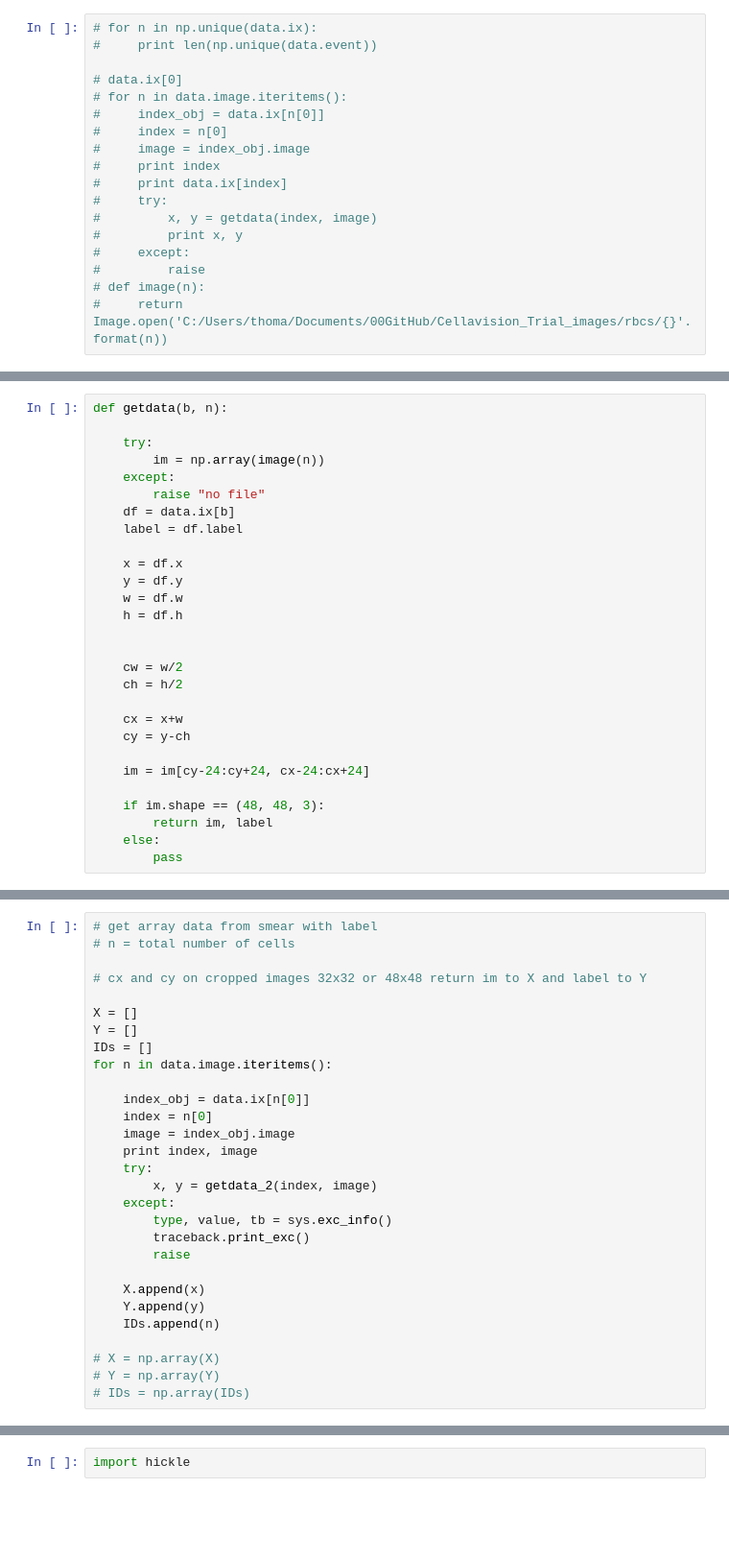
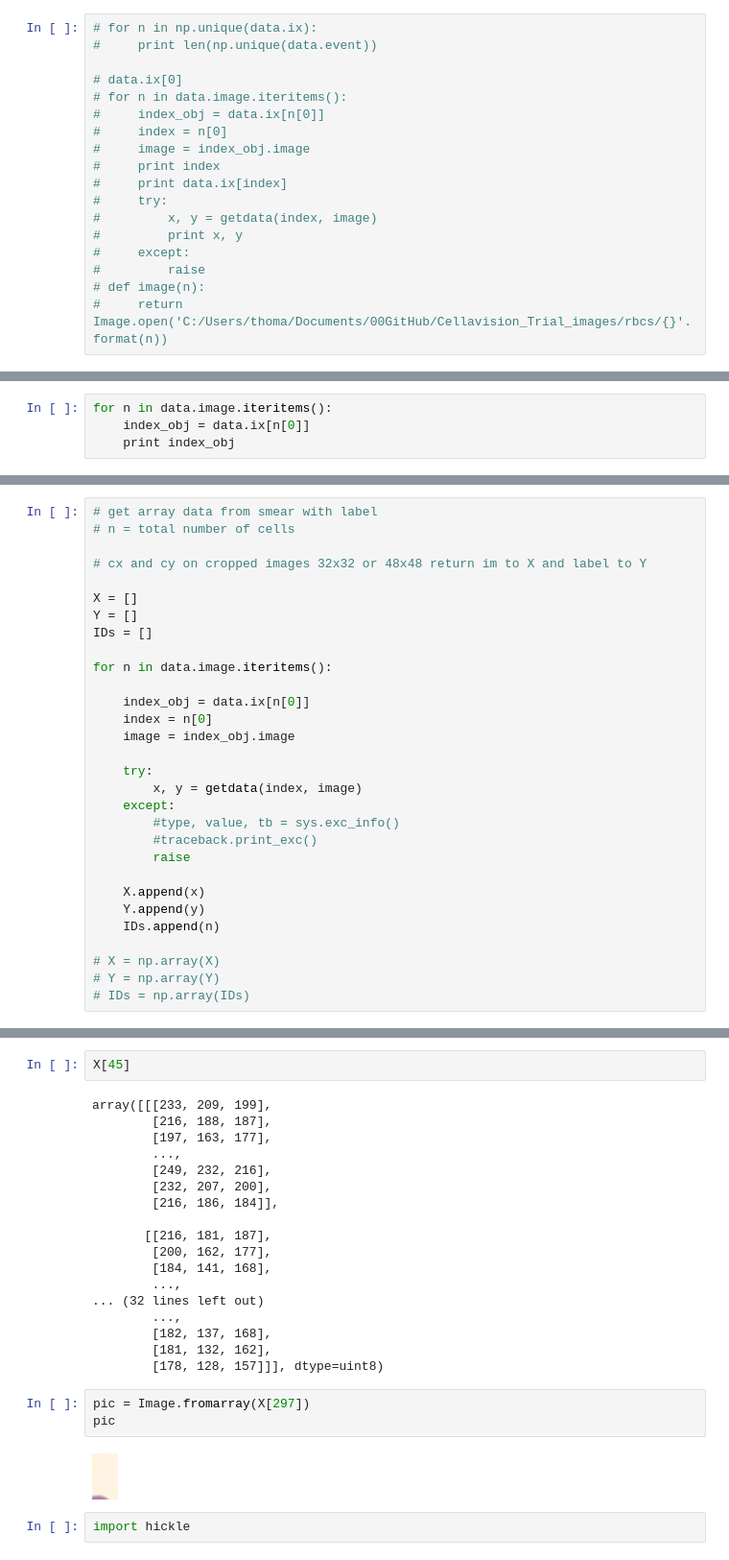
Before and after one commit to tjdurant/rbc_cnn_old, a Jupyter notebook: notebooks/Dataset_Prep.ipynb, the cells around one changed output, grey strips where cells are left out. Shown at 96% size. Drawn from its saved outputs; the diff is of its cells as text; blank space fills up the shorter version.

Commit message:
fixed X append
arrays are off because original coordinates are so variable; have to go
back and change original cropping

```diff
--- a/notebooks/Dataset_Prep.ipynb
+++ b/notebooks/Dataset_Prep.ipynb
@@ -172,28 +103,0 @@ print (cx,cy)
-# %%
-def getdata(b, n):
-
-    try:
-        im = np.array(image(n))
-    except:
-        raise "no file"
-    df = data.ix[b]
-    label = df.label
-
-    x = df.x
-    y = df.y
-    w = df.w
-    h = df.h
-
-
-    cw = w/2
-    ch = h/2
-
-    cx = x+w
-    cy = y-ch
-
-    im = im[cy-24:cy+24, cx-24:cx+24]
-
-    if im.shape == (48, 48, 3):
-        return im, label
-    else:
-        pass
@@ -267,0 +124,4 @@ def getdata_2(b, n):
+# %%
+for n in data.image.iteritems():
+    index_obj = data.ix[n[0]]
+    print index_obj
@@ -274,17 +152,18 @@ def getdata_2(b, n):
 X = []
 Y = []
 IDs = []
+
 for n in data.image.iteritems():
 
     index_obj = data.ix[n[0]]
     index = n[0]
     image = index_obj.image
-    print index, image
+
     try:
-        x, y = getdata_2(index, image)
+        x, y = getdata(index, image)
     except:
-        type, value, tb = sys.exc_info()
-        traceback.print_exc()
+        #type, value, tb = sys.exc_info()
+        #traceback.print_exc()
         raise
 
     X.append(x)
@@ -324,3 +180,28 @@ len(X)
+# %%
+X[45]
+# %% [output]
+array([[[233, 209, 199],
+        [216, 188, 187],
+        [197, 163, 177],
+        ...,
+        [249, 232, 216],
+        [232, 207, 200],
+        [216, 186, 184]],
+
+       [[216, 181, 187],
+        [200, 162, 177],
+        [184, 141, 168],
+        ...,
+... (32 lines left out)
+        ...,
+        [182, 137, 168],
+        [181, 132, 162],
+        [178, 128, 157]]], dtype=uint8)
+# %%
+pic = Image.fromarray(X[297])
+pic
+# %% [output]
+[figure, added]
 # %%
 import hickle
 # %%
```
Also changed, not shown: parts of 26 cells of this notebook.
